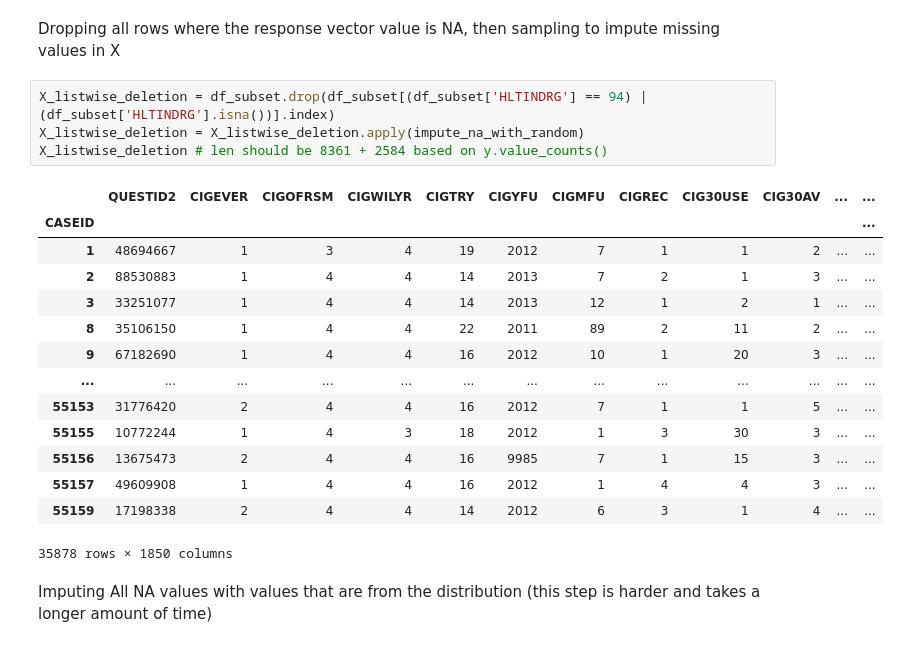
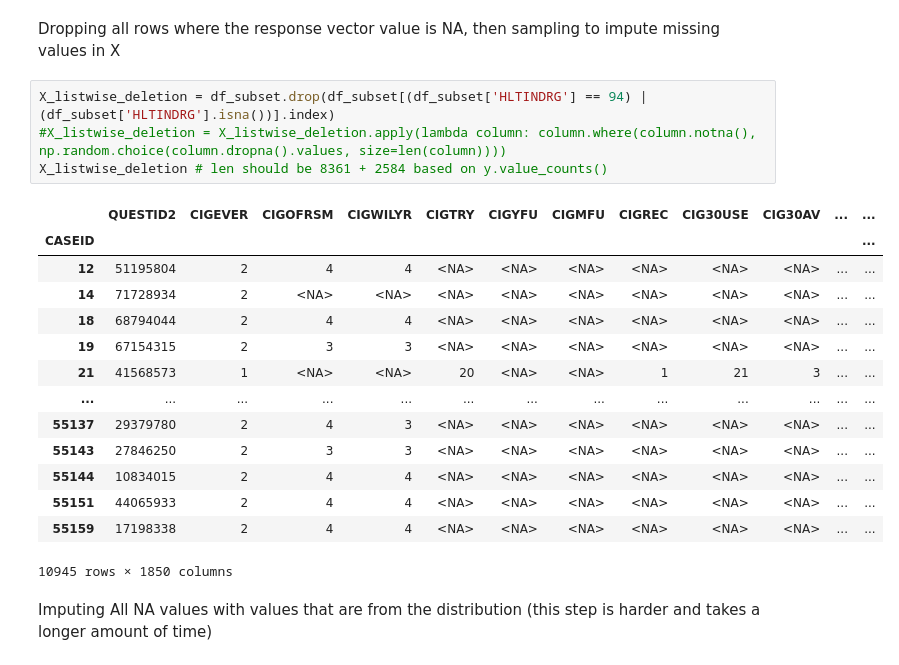
Before and after one commit to natdosan/Deloitte-Case-Study, a Jupyter notebook: code/DataCleaning copy.ipynb, the cells around one changed output. Saved outputs shown, nothing was run; the diff lists cells and outputs as text.

```diff
--- a/code/DataCleaning copy.ipynb
+++ b/code/DataCleaning copy.ipynb
@@ -248,23 +248,23 @@ def impute_na_with_random(series):
 Dropping all rows where the response vector value is NA, then sampling to impute missing values in X
 # %%
 X_listwise_deletion = df_subset.drop(df_subset[(df_subset['HLTINDRG'] == 94) | (df_subset['HLTINDRG'].isna())].index)
-X_listwise_deletion = X_listwise_deletion.apply(impute_na_with_random)
+#X_listwise_deletion = X_listwise_deletion.apply(lambda column: column.where(column.notna(), np.random.choice(column.dropna().values, size=len(column))))
 X_listwise_deletion # len should be 8361 + 2584 based on y.value_counts()
 # %% [output]
 |  | QUESTID2 | CIGEVER | CIGOFRSM | CIGWILYR | CIGTRY | CIGYFU | CIGMFU | CIGREC | CIG30USE | CIG30AV | ... | ... |
 | CASEID |  |  |  |  |  |  |  |  |  |  |  | ... |
-| 1 | 48694667 | 1 | 3 | 4 | 19 | 2012 | 7 | 1 | 1 | 2 | ... | ... |
-| 2 | 88530883 | 1 | 4 | 4 | 14 | 2013 | 7 | 2 | 1 | 3 | ... | ... |
-| 3 | 33251077 | 1 | 4 | 4 | 14 | 2013 | 12 | 1 | 2 | 1 | ... | ... |
-| 8 | 35106150 | 1 | 4 | 4 | 22 | 2011 | 89 | 2 | 11 | 2 | ... | ... |
-| 9 | 67182690 | 1 | 4 | 4 | 16 | 2012 | 10 | 1 | 20 | 3 | ... | ... |
+| 12 | 51195804 | 2 | 4 | 4 | <NA> | <NA> | <NA> | <NA> | <NA> | <NA> | ... | ... |
+| 14 | 71728934 | 2 | <NA> | <NA> | <NA> | <NA> | <NA> | <NA> | <NA> | <NA> | ... | ... |
+| 18 | 68794044 | 2 | 4 | 4 | <NA> | <NA> | <NA> | <NA> | <NA> | <NA> | ... | ... |
+| 19 | 67154315 | 2 | 3 | 3 | <NA> | <NA> | <NA> | <NA> | <NA> | <NA> | ... | ... |
+| 21 | 41568573 | 1 | <NA> | <NA> | 20 | <NA> | <NA> | 1 | 21 | 3 | ... | ... |
 | ... | ... | ... | ... | ... | ... | ... | ... | ... | ... | ... | ... | ... |
-| 55153 | 31776420 | 2 | 4 | 4 | 16 | 2012 | 7 | 1 | 1 | 5 | ... | ... |
-| 55155 | 10772244 | 1 | 4 | 3 | 18 | 2012 | 1 | 3 | 30 | 3 | ... | ... |
-| 55156 | 13675473 | 2 | 4 | 4 | 16 | 9985 | 7 | 1 | 15 | 3 | ... | ... |
-| 55157 | 49609908 | 1 | 4 | 4 | 16 | 2012 | 1 | 4 | 4 | 3 | ... | ... |
-| 55159 | 17198338 | 2 | 4 | 4 | 14 | 2012 | 6 | 3 | 1 | 4 | ... | ... |
+| 55137 | 29379780 | 2 | 4 | 3 | <NA> | <NA> | <NA> | <NA> | <NA> | <NA> | ... | ... |
+| 55143 | 27846250 | 2 | 3 | 3 | <NA> | <NA> | <NA> | <NA> | <NA> | <NA> | ... | ... |
+| 55144 | 10834015 | 2 | 4 | 4 | <NA> | <NA> | <NA> | <NA> | <NA> | <NA> | ... | ... |
+| 55151 | 44065933 | 2 | 4 | 4 | <NA> | <NA> | <NA> | <NA> | <NA> | <NA> | ... | ... |
+| 55159 | 17198338 | 2 | 4 | 4 | <NA> | <NA> | <NA> | <NA> | <NA> | <NA> | ... | ... |
-35878 rows × 1850 columns
+10945 rows × 1850 columns
 # %% [markdown]
 Imputing All NA values with values that are from the distribution (this step is harder and takes a longer amount of time)
 # %%
```
Also changed, not shown: parts of 5 cells of this notebook.
